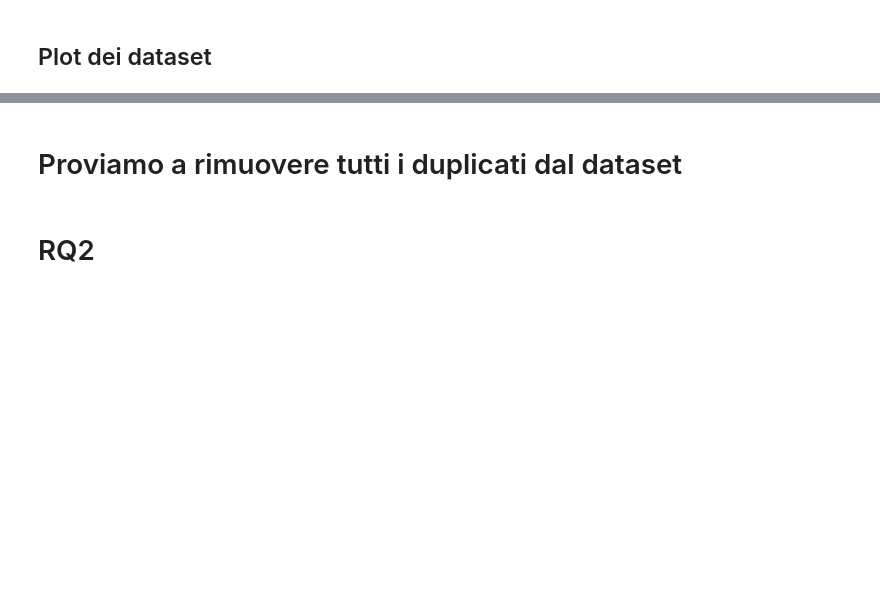
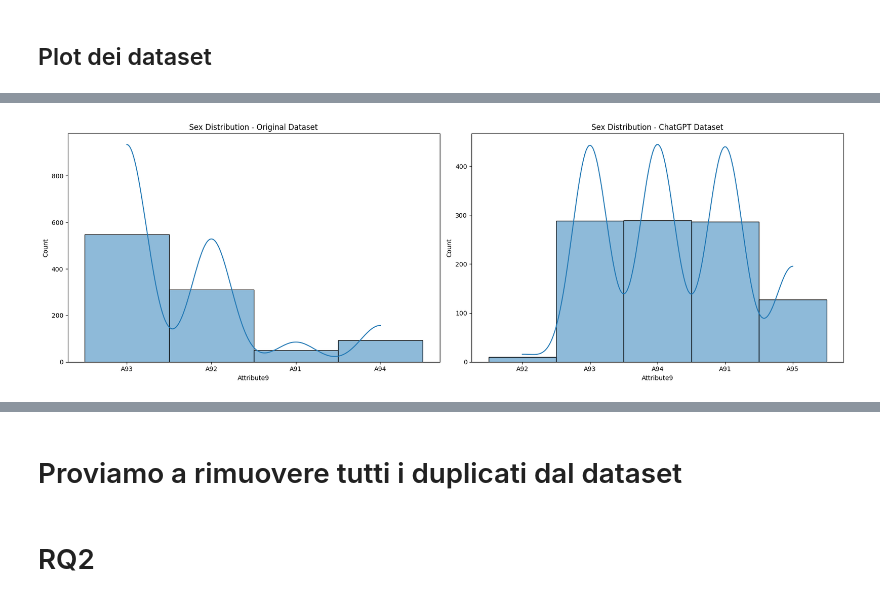
Before and after one commit to leotodisco/QUALITY, a Jupyter notebook: 2_Shot.ipynb, the cells around one changed output, grey strips where cells are left out. Drawn from its saved outputs; the diff is of its cells as text; code cells hidden in the pictures; blank space fills up the shorter version.

```diff
--- a/2_Shot.ipynb
+++ b/2_Shot.ipynb
@@ -564,8 +693,10 @@ print(f"F1 score = {f1}")
 # %% [markdown]
 # RQ0: somiglianza fra dataset originale e dataset generato sinteticamente
 # %%
-dataset_originale = pd.read_csv("/content/dataset_originale.csv")
-dataset_sintetico = pd.read_csv("/content/terzo_dataset_generato.csv")
+import pandas as pd
+
+dataset_originale = pd.read_csv("/content/QUALITY/datasets/german_dataset.csv")
+dataset_sintetico = pd.read_csv("/content/QUALITY/datasets/2-Shot/terzo_dataset_generato.csv")
 
 righe_comuni = pd.merge(dataset_originale, dataset_sintetico, how='inner')
 
@@ -600,16 +737,18 @@ plt.show()
 # %%
 plt.figure(figsize=(18, 6))
 
 plt.subplot(1, 2, 1)
-sns.histplot(dataset_originale['Attribute5'], bins=10, kde=True)
-plt.title('Credit Amount Distribution - Original Dataset')
+sns.histplot(dataset_originale['Attribute9'], bins=10, kde=True)
+plt.title('Sex Distribution - Original Dataset')
 
 plt.subplot(1, 2, 2)
-sns.histplot(dataset_sintetico['Attribute5'], bins=10, kde=True)
-plt.title('Credit Amount Distribution - ChatGPT Dataset')
+sns.histplot(dataset_sintetico['Attribute9'], bins=10, kde=True)
+plt.title('Sex Distribution - ChatGPT Dataset')
 
 plt.tight_layout()
 plt.show()
+# %% [output]
+[figure, added]
 # %%
 plt.figure(figsize=(24, 6))
 
```
Also changed, not shown: parts of 22 cells of this notebook.
